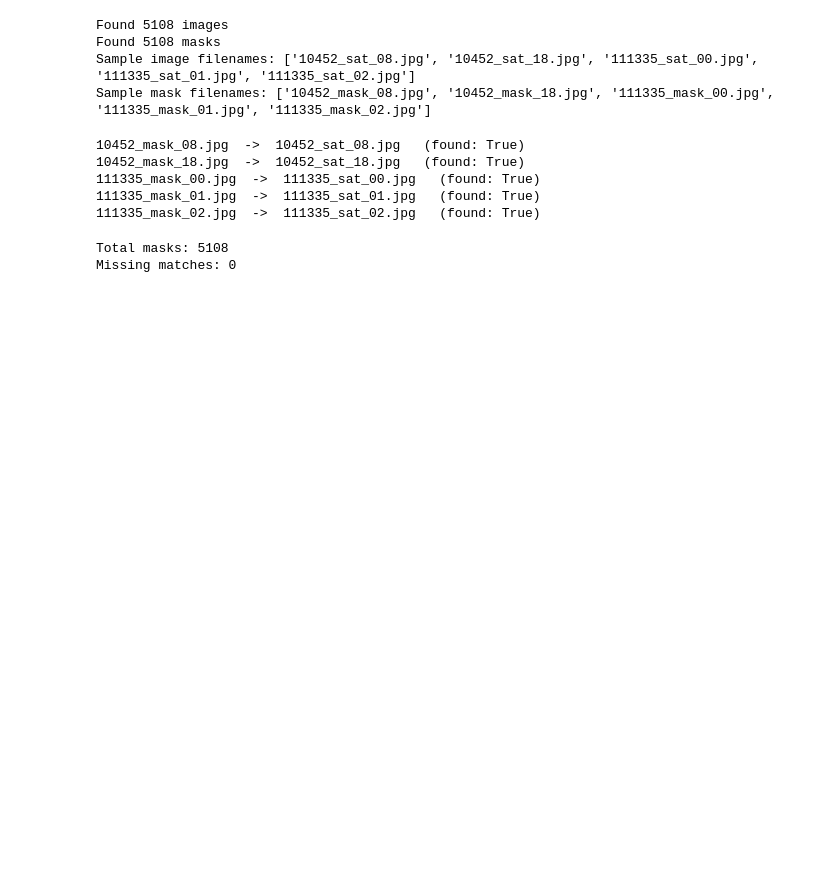
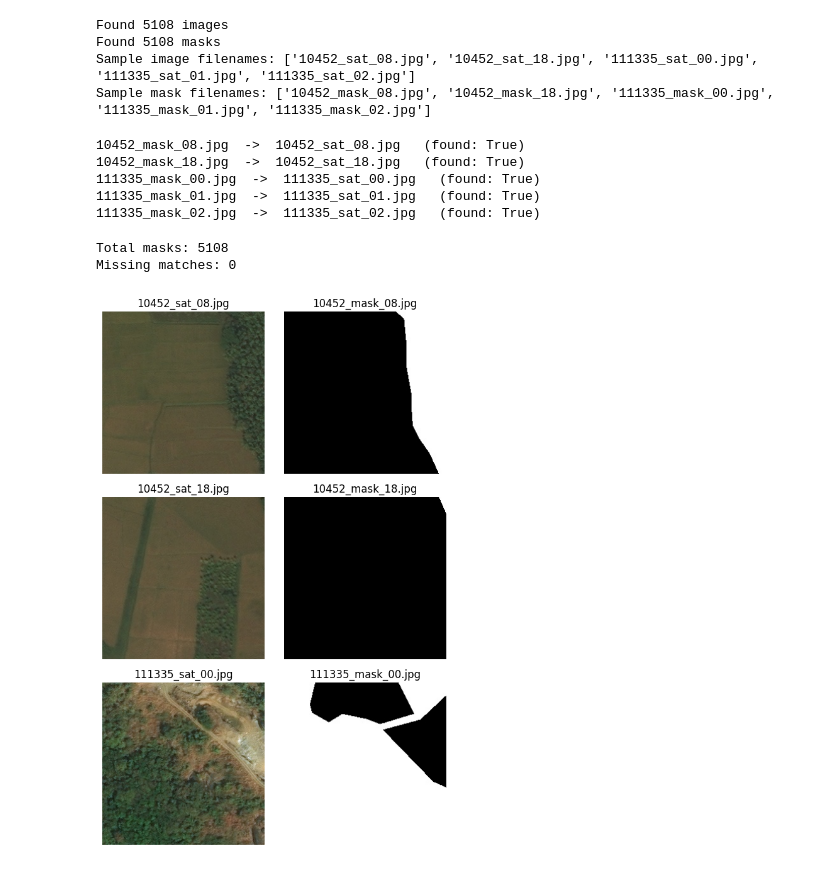
Before and after one commit to DNNGroupProject/DNN_Project, a Jupyter notebook: Notebooks/Kalana/segformer_baseline.ipynb, the cells around one changed output. Drawn from its saved outputs; the diff is of its cells as text; code cells hidden in the pictures; blank space fills up the shorter version.

Commit message:
image and mask comparison for clarity

```diff
--- a/Notebooks/Kalana/segformer_baseline.ipynb
+++ b/Notebooks/Kalana/segformer_baseline.ipynb
@@ -53,3 +53,30 @@ if missing:
 # %% [output]
 Total masks: 5108
 Missing matches: 0
+# %%
+import matplotlib.pyplot as plt
+from PIL import Image
+
+def show_pairs(mask_filenames, n=3):
+    fig, axes = plt.subplots(n, 2, figsize=(6, 3 * n))
+
+    for i, mask_fname in enumerate(mask_filenames[:n]):
+        image_fname = mask_name_to_image_name(mask_fname)
+
+        image = Image.open(IMAGES_DIR / image_fname).convert("RGB")
+        mask = Image.open(MASKS_DIR / mask_fname).convert("L")
+
+        axes[i, 0].imshow(image)
+        axes[i, 0].set_title(image_fname)
+        axes[i, 0].axis("off")
+
+        axes[i, 1].imshow(mask, cmap="gray")
+        axes[i, 1].set_title(mask_fname)
+        axes[i, 1].axis("off")
+
+    plt.tight_layout()
+    plt.show()
+
+show_pairs(mask_files, n=3)
+# %% [output]
+[figure, added]
```
